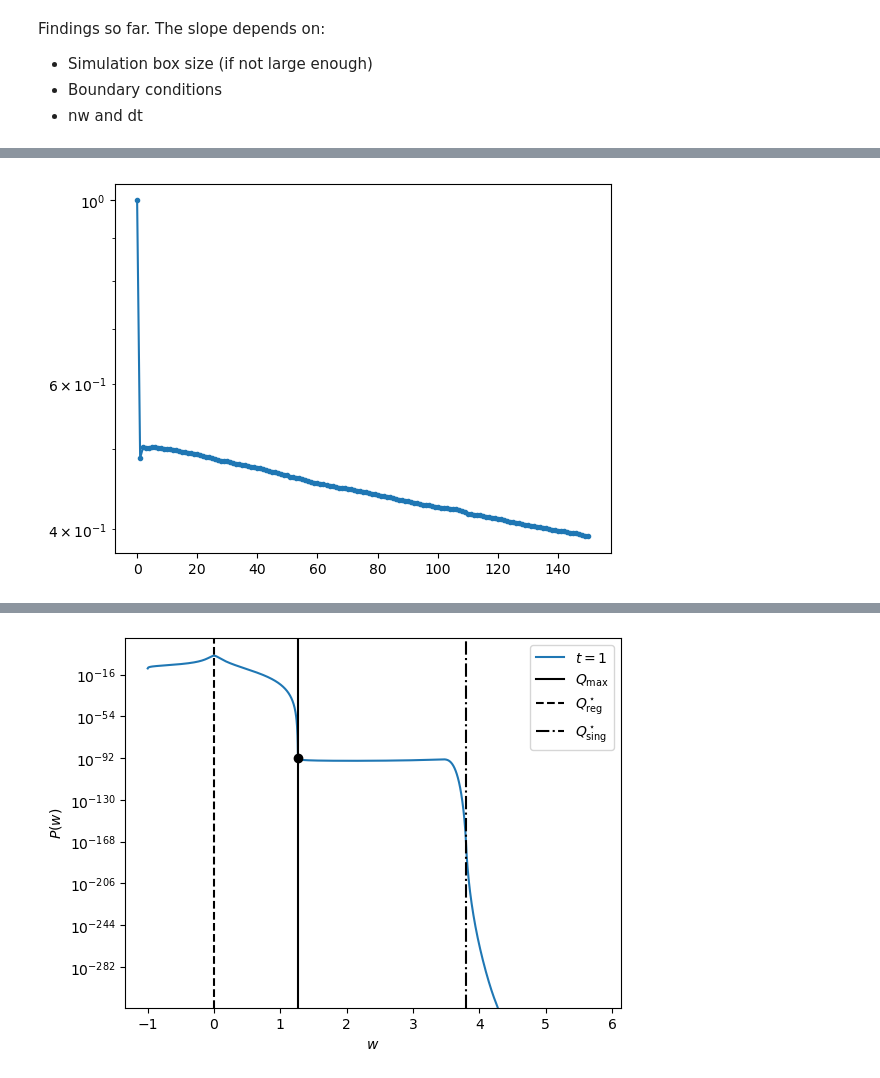
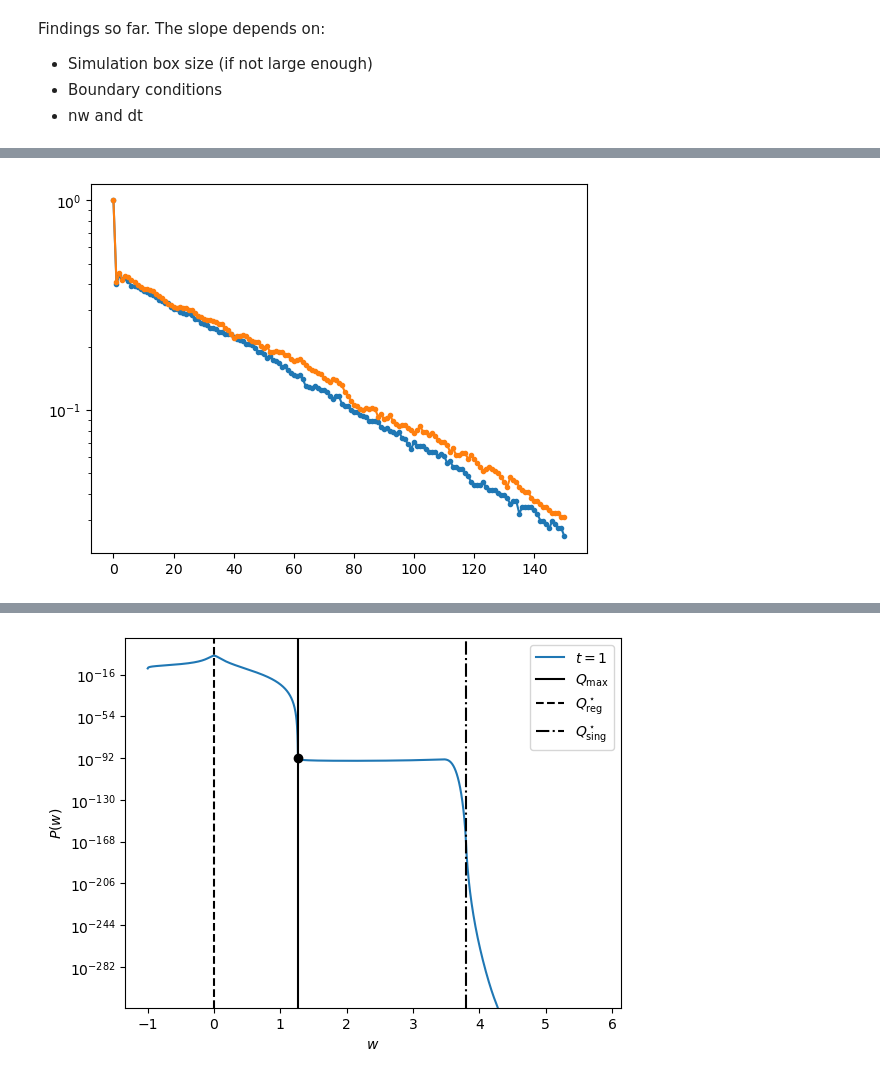
Before and after one commit to gcorlouer/sgd_on_singularities, a Jupyter notebook: experiments/FK_finite_volume.ipynb, the cells around one changed output, grey strips where cells are left out. Drawn from its saved outputs; the diff is of its cells as text; code cells hidden in the pictures.

```diff
--- a/experiments/FK_finite_volume.ipynb
+++ b/experiments/FK_finite_volume.ipynb
@@ -520,16 +477,47 @@ def SGD_evolve(seed, nsteps):
     S.evolve(nsteps)
 
     return S.w
+# %%
+def GDN_evolve(seed, nsteps):
+    std_e = 2
+    lr = 0.01
+    a = 2.1
+    qSGD = lambda w: w*(w-2*a)**2.
+    grad_q = lambda w: (w-2*a)**2. + 2.*w*(w-2*a)
+    b = 200
+
+    state = np.random.RandomState(seed=seed)
+    wmax_reg = 0
+    wmax_sing = 2*a
+    wbarrier = (2*wmax_reg + wmax_sing)/3
+    w_left, w_right = wmax_reg - 1, wmax_reg
+
+    w_init = np.random.uniform(w_left, w_right)
+
+    S = GDN(std_e, lr, qSGD, grad_q, w_init, b, seed)
+
+    S.evolve(nsteps)
+
+    return S.w
 # %%
 nsteps = 150
-nseeds = 10**4
+nseeds = 10**3
 sgd_data = [SGD_evolve(seed, nsteps) for seed in range(nseeds)]
+gdn_data = [GDN_evolve(seed, nsteps) for seed in range(nseeds)]
 # %%
-filt_data = []
+filt_sgd_data = []
 for d in sgd_data:
     if np.isnan(d).any() or np.isinf(d).any():
         pass
     else:
-        filt_data.append(d)
-filt_data = np.array(filt_data)
+        filt_sgd_data.append(d)
+filt_sgd_data = np.array(filt_sgd_data)
+# %%
+filt_gdn_data = []
+for d in gdn_data:
+    if np.isnan(d).any() or np.isinf(d).any():
+        pass
+    else:
+        filt_gdn_data.append(d)
+filt_gdn_data = np.array(filt_gdn_data)
 # %%
@@ -563,13 +553,15 @@ np.shape(data)
 # %%
 a = 1.8
 wmax_reg = 0
 wmax_sing = 2*a
 wbarrier = (2*wmax_reg + wmax_sing)/3
-reg = np.mean(filt_data < wbarrier, axis = 0)
+sgd_reg = np.mean(filt_sgd_data < wbarrier, axis = 0)
+gdn_reg = np.mean(filt_gdn_data < wbarrier, axis = 0)
 
 fig, ax = plt.subplots()
-ax.plot(reg, '.-')
+ax.plot(sgd_reg, '.-')
+ax.plot(gdn_reg, '.-')
 ax.set_yscale('log')
 plt.show()
 # %% [output]
-[figure, old version]
+[figure, new version]
```
Also changed, not shown: parts of 25 cells of this notebook, 1 other file.
